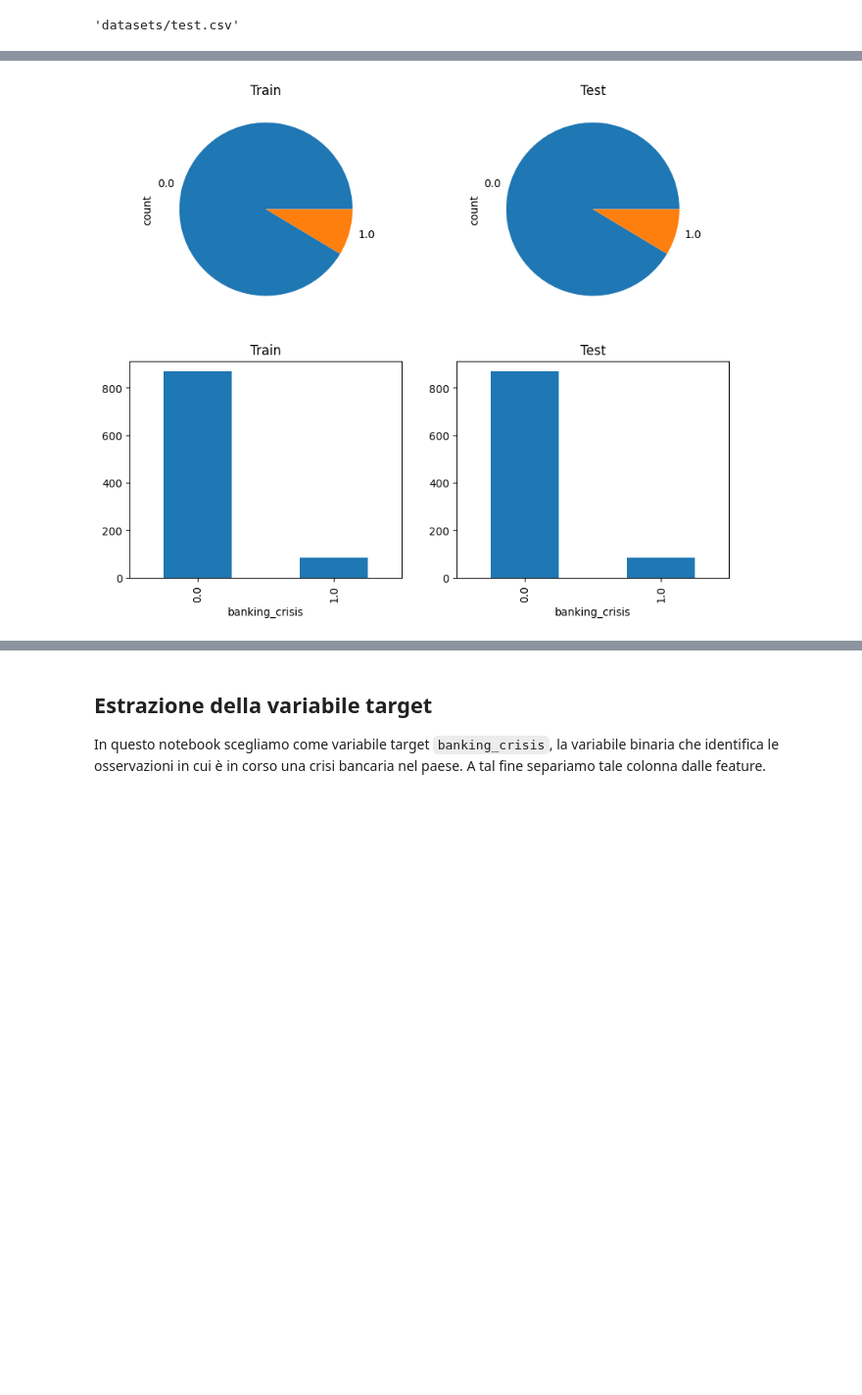
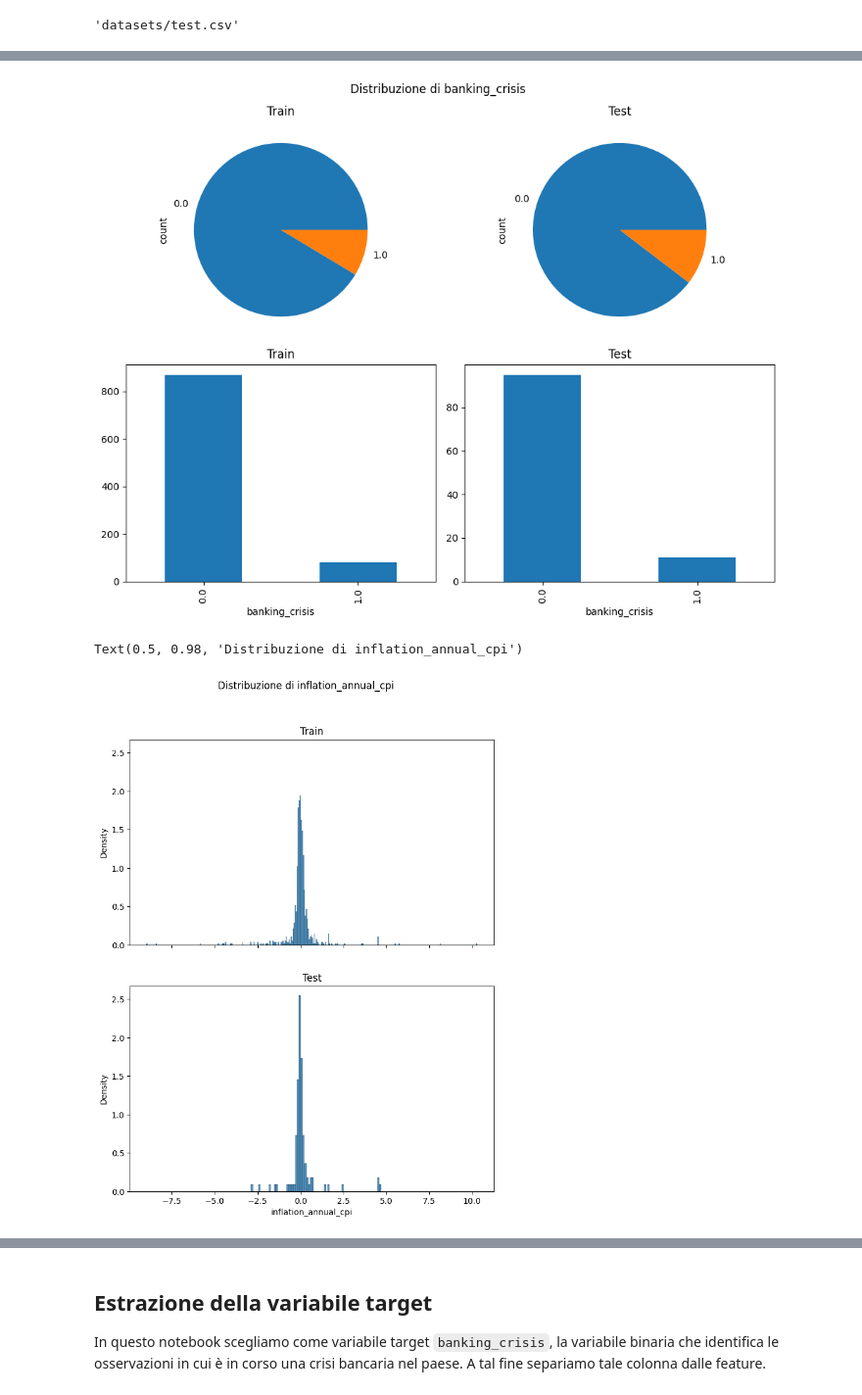
Before and after one commit to DLBD-Department/Python-Data-Science, a Jupyter notebook: Day3-MachineLearning/E2E-ML.ipynb, the cells around one changed output, grey strips where cells are left out. Shown at 98% size. Drawn from its saved outputs; the diff is of its cells as text; code cells hidden in the pictures; blank space fills up the shorter version.

```diff
--- a/Day3-MachineLearning/E2E-ML.ipynb
+++ b/Day3-MachineLearning/E2E-ML.ipynb
@@ -34,3 +34,5 @@ train_df, test_df = pd.read_csv(train_path), pd.read_csv(test_path)
 # %%
 # Fissiamo la variabile target
-TARGET = "banking_crisis"
+CLASSIFICATION_TARGET = "banking_crisis"
+REGRESSION_TARGET = "inflation_annual_cpi"
+targets = [CLASSIFICATION_TARGET, REGRESSION_TARGET]
@@ -57,8 +68,20 @@ sns.pairplot(train_df)
 # %%
-_, (row0, row1) = plt.subplots(2, 2, figsize=[10, 8])
-train_df[TARGET].value_counts().plot.pie(ax=row0[0], title="Train");
-test_df[TARGET].value_counts().plot.pie(ax=row0[1], title="Test");
-train_df[TARGET].value_counts().plot.bar(ax=row1[0], title="Train");
-test_df[TARGET].value_counts().plot.bar(ax=row1[1], title="Test");
+fig, (row0, row1) = plt.subplots(2, 2, figsize=[10, 8])
+train_df[CLASSIFICATION_TARGET].value_counts().plot.pie(ax=row0[0], title="Train")
+test_df[CLASSIFICATION_TARGET].value_counts().plot.pie(ax=row0[1], title="Test")
+train_df[CLASSIFICATION_TARGET].value_counts().plot.bar(ax=row1[0], title="Train")
+test_df[CLASSIFICATION_TARGET].value_counts().plot.bar(ax=row1[1], title="Test")
+fig.suptitle(f"Distribuzione di {CLASSIFICATION_TARGET}")
+plt.tight_layout()
+plt.show()
+
+fig, axs = plt.subplots(2, figsize=[8,10], sharex=True, sharey=True)
+sns.histplot(train_df, x=REGRESSION_TARGET, stat="density", ax=axs[0])
+axs[0].set_title("Train")
+sns.histplot(test_df, x=REGRESSION_TARGET, stat="density", ax=axs[1])
+axs[1].set_title("Test")
+fig.suptitle(f"Distribuzione di {REGRESSION_TARGET}")
 # %% [output]
-[figure, old version]
+[figure, new version]
+Text(0.5, 0.98, 'Distribuzione di inflation_annual_cpi')
+[figure, added]
```
Also changed, not shown: parts of 86 cells of this notebook, 5 other files.
